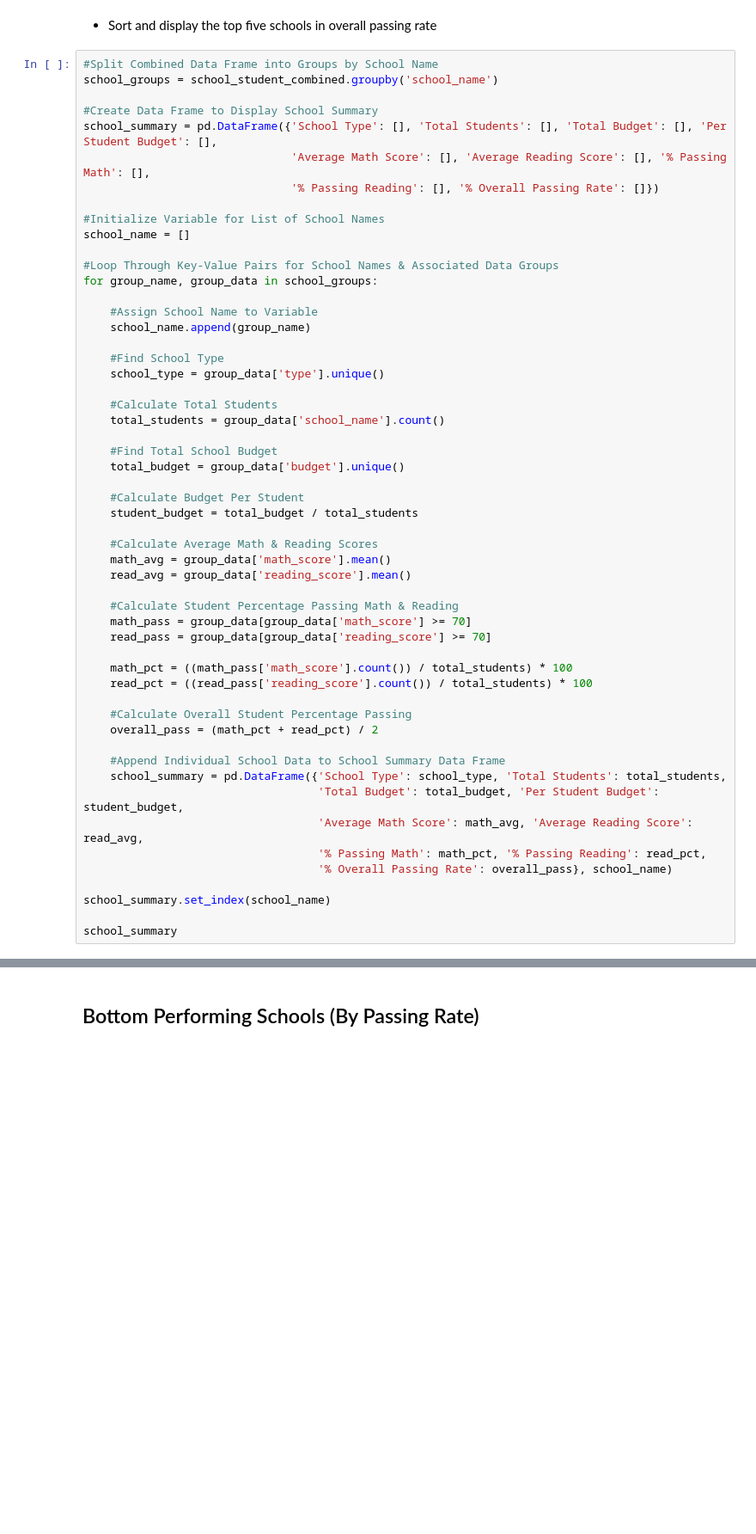
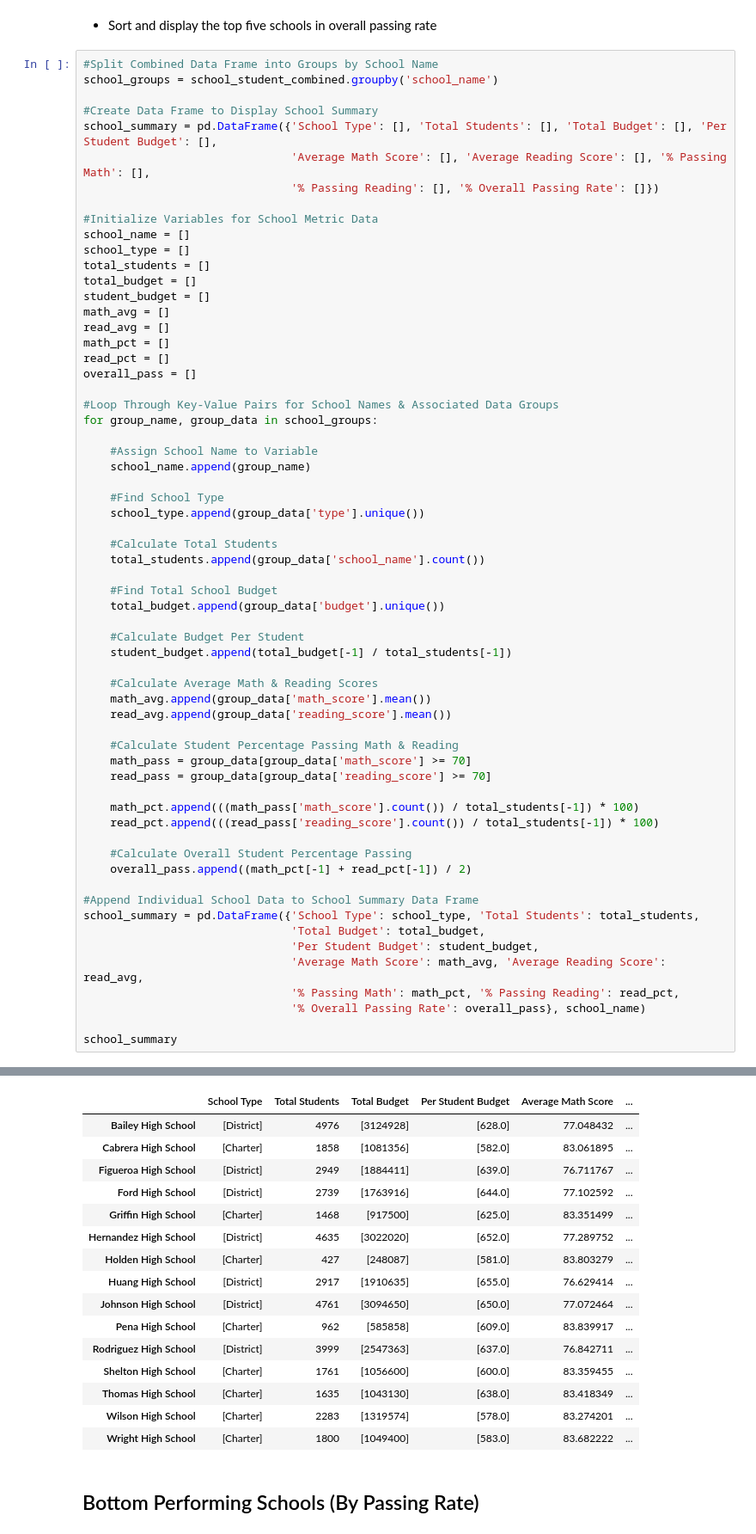
Before and after one commit to mjknj18/School-District-Test-Score-Analysis, a Jupyter notebook: School_District_Test_Analysis_Main.ipynb, the cells around one changed output, grey strips where cells are left out. Shown at 86% size. Cells and saved outputs as stored; diff of their text form; blank space fills up the shorter version.

```diff
--- a/School_District_Test_Analysis_Main.ipynb
+++ b/School_District_Test_Analysis_Main.ipynb
@@ -149,8 +149,17 @@ school_summary = pd.DataFrame({'School Type': [], 'Total Students': [], 'Total B
                                'Average Math Score': [], 'Average Reading Score': [], '% Passing Math': [],
                                '% Passing Reading': [], '% Overall Passing Rate': []})
 
-#Initialize Variable for List of School Names
+#Initialize Variables for School Metric Data
 school_name = []
+school_type = []
+total_students = []
+total_budget = []
+student_budget = []
+math_avg = []
+read_avg = []
+math_pct = []
+read_pct = []
+overall_pass = []
 
 #Loop Through Key-Value Pairs for School Names & Associated Data Groups
 for group_name, group_data in school_groups:
@@ -159,39 +168,38 @@ for group_name, group_data in school_groups:
     school_name.append(group_name)
 
     #Find School Type
-    school_type = group_data['type'].unique()
+    school_type.append(group_data['type'].unique())
 
     #Calculate Total Students
-    total_students = group_data['school_name'].count()
+    total_students.append(group_data['school_name'].count())
 
     #Find Total School Budget
-    total_budget = group_data['budget'].unique()
+    total_budget.append(group_data['budget'].unique())
 
     #Calculate Budget Per Student
-    student_budget = total_budget / total_students
+    student_budget.append(total_budget[-1] / total_students[-1])
 
     #Calculate Average Math & Reading Scores
-    math_avg = group_data['math_score'].mean()
-    read_avg = group_data['reading_score'].mean()
+    math_avg.append(group_data['math_score'].mean())
+    read_avg.append(group_data['reading_score'].mean())
 
     #Calculate Student Percentage Passing Math & Reading
     math_pass = group_data[group_data['math_score'] >= 70]
     read_pass = group_data[group_data['reading_score'] >= 70]
 
-    math_pct = ((math_pass['math_score'].count()) / total_students) * 100
-    read_pct = ((read_pass['reading_score'].count()) / total_students) * 100
+    math_pct.append(((math_pass['math_score'].count()) / total_students[-1]) * 100)
+    read_pct.append(((read_pass['reading_score'].count()) / total_students[-1]) * 100)
 
     #Calculate Overall Student Percentage Passing
-    overall_pass = (math_pct + read_pct) / 2
+    overall_pass.append((math_pct[-1] + read_pct[-1]) / 2)
 
-    #Append Individual School Data to School Summary Data Frame
-    school_summary = pd.DataFrame({'School Type': school_type, 'Total Students': total_students,
-                                   'Total Budget': total_budget, 'Per Student Budget': student_budget,
-                                   'Average Math Score': math_avg, 'Average Reading Score': read_avg,
-                                   '% Passing Math': math_pct, '% Passing Reading': read_pct,
-                                   '% Overall Passing Rate': overall_pass}, school_name)
-
-school_summary.set_index(school_name)
+#Append Individual School Data to School Summary Data Frame
+school_summary = pd.DataFrame({'School Type': school_type, 'Total Students': total_students,
+                               'Total Budget': total_budget,
+                               'Per Student Budget': student_budget,
+                               'Average Math Score': math_avg, 'Average Reading Score': read_avg,
+                               '% Passing Math': math_pct, '% Passing Reading': read_pct,
+                               '% Overall Passing Rate': overall_pass}, school_name)
 
 school_summary
 # %% [output]
@@ -199,3 +206,19 @@ ValueError: Empty data passed with indices specified.
+|  | School Type | Total Students | Total Budget | Per Student Budget | Average Math Score | ... |
+| Bailey High School | [District] | 4976 | [3124928] | [628.0] | 77.048432 | ... |
+| Cabrera High School | [Charter] | 1858 | [1081356] | [582.0] | 83.061895 | ... |
+| Figueroa High School | [District] | 2949 | [1884411] | [639.0] | 76.711767 | ... |
+| Ford High School | [District] | 2739 | [1763916] | [644.0] | 77.102592 | ... |
+| Griffin High School | [Charter] | 1468 | [917500] | [625.0] | 83.351499 | ... |
+| Hernandez High School | [District] | 4635 | [3022020] | [652.0] | 77.289752 | ... |
+| Holden High School | [Charter] | 427 | [248087] | [581.0] | 83.803279 | ... |
+| Huang High School | [District] | 2917 | [1910635] | [655.0] | 76.629414 | ... |
+| Johnson High School | [District] | 4761 | [3094650] | [650.0] | 77.072464 | ... |
+| Pena High School | [Charter] | 962 | [585858] | [609.0] | 83.839917 | ... |
+| Rodriguez High School | [District] | 3999 | [2547363] | [637.0] | 76.842711 | ... |
+| Shelton High School | [Charter] | 1761 | [1056600] | [600.0] | 83.359455 | ... |
+| Thomas High School | [Charter] | 1635 | [1043130] | [638.0] | 83.418349 | ... |
+| Wilson High School | [Charter] | 2283 | [1319574] | [578.0] | 83.274201 | ... |
+| Wright High School | [Charter] | 1800 | [1049400] | [583.0] | 83.682222 | ... |
 # %% [markdown]
 ## Bottom Performing Schools (By Passing Rate)
 # %% [markdown]
```
Also changed, not shown: parts of 1 cell of this notebook.
